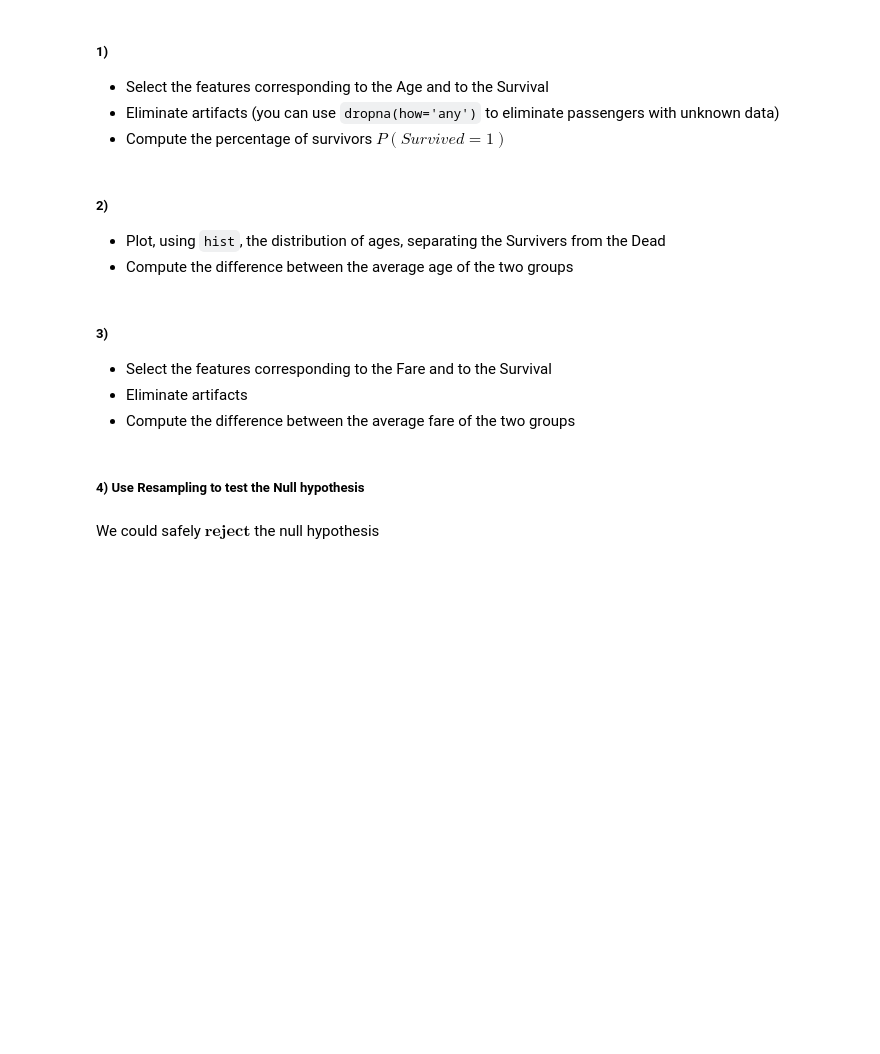
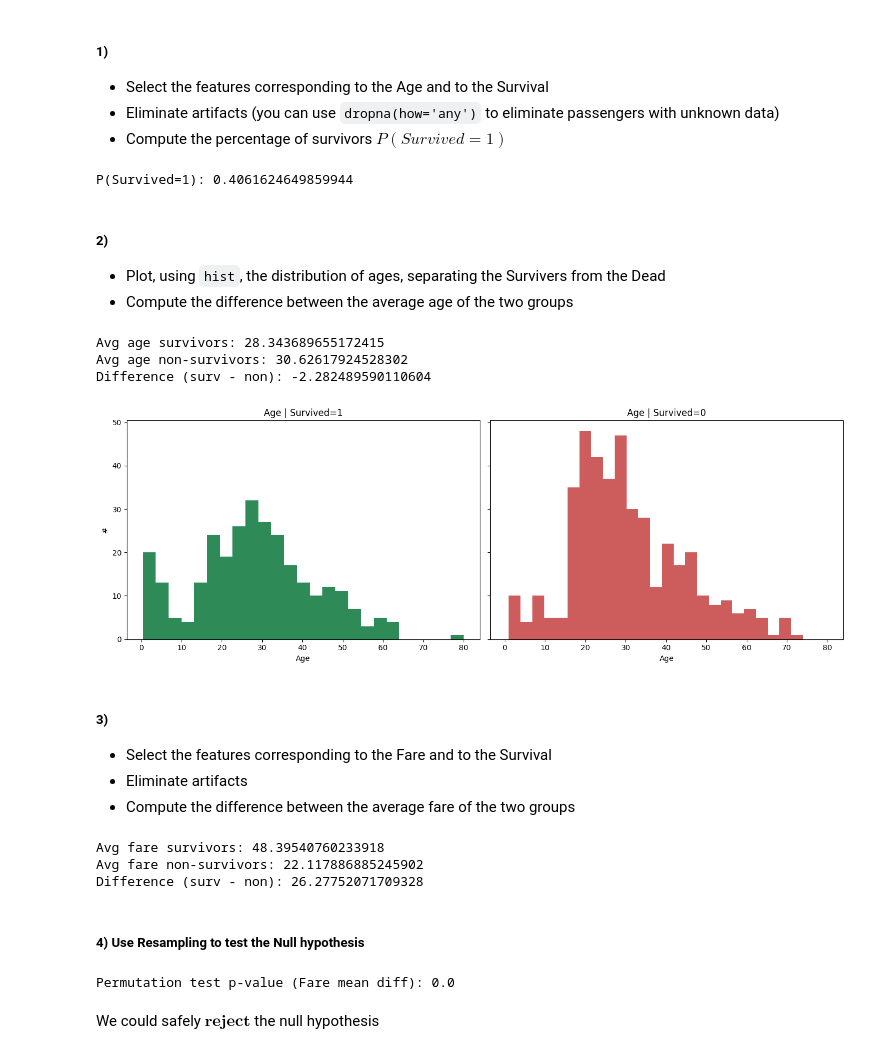
Before and after one commit to IdePHICS/FundamentalLearningEPFL, a Jupyter notebook: TP1/FoIL_ex1.ipynb, the cells around one changed output. Cells and saved outputs as stored; diff of their text form; code cells hidden in the pictures; blank space fills up the shorter version.

```diff
--- a/TP1/FoIL_ex1.ipynb
+++ b/TP1/FoIL_ex1.ipynb
@@ -348,3 +388,13 @@ First of all, we need to import the data from the csv file you can find [in this
 
 *   Import the dataset using `pd.read_csv` and visualize the data
 *   How many features are there?
+# %%
+import pandas as pd
+import numpy as np
+import matplotlib.pyplot as plt
+
+Surl = 'https://raw.githubusercontent.com/datasciencedojo/datasets/master/titanic.csv'
+df = pd.read_csv(url)
+display(df.head())
+print("Number of features (columns):", df.shape[1])
+print("Columns:", list(df.columns))
@@ -353,18 +412,69 @@ First of all, we need to import the data from the csv file you can find [in this
 *   Select the features corresponding to the Age and to the Survival
 *   Eliminate artifacts (you can use `dropna(how='any')` to eliminate passengers with unknown data)
 *   Compute the percentage of survivors $P(Survived=1)$
+# %%
+age_surv = df[['Age','Survived']].dropna(how='any')
+p_surv = age_surv['Survived'].mean()
+print("P(Survived=1):", p_surv)
+# %% [output]
+P(Survived=1): 0.4061624649859944
 # %% [markdown]
 ##### 2)
 
 *   Plot, using `hist`, the distribution of ages, separating the Survivers from the Dead
 *   Compute the difference between the average age of the two groups
+# %%
+means_age = age_surv.groupby('Survived')['Age'].mean()
+diff_age = means_age.get(1, np.nan) - means_age.get(0, np.nan)
+print("Avg age survivors:", means_age.get(1, np.nan))
+print("Avg age non-survivors:", means_age.get(0, np.nan))
+print("Difference (surv - non):", diff_age)
+
+fig, ax = plt.subplots(1,2, figsize=(14,5), sharex=True, sharey=True)
+ax[0].hist(age_surv.loc[age_surv.Survived==1,'Age'], bins=25, color='seagreen')
+ax[0].set_title('Age | Survived=1'); ax[0].set_xlabel('Age'); ax[0].set_ylabel('#')
+ax[1].hist(age_surv.loc[age_surv.Survived==0,'Age'], bins=25, color='indianred')
+ax[1].set_title('Age | Survived=0'); ax[1].set_xlabel('Age')
+plt.tight_layout()
+# %% [output]
+Avg age survivors: 28.343689655172415
+Avg age non-survivors: 30.62617924528302
+Difference (surv - non): -2.282489590110604
+[figure, added]
 # %% [markdown]
 ##### 3)
 *   Select the features corresponding to the Fare and to the Survival
 *   Eliminate artifacts
 *   Compute the difference between the average fare of the two groups
+# %%
+fare_surv = df[['Fare','Survived']].dropna(how='any')
+means_fare = fare_surv.groupby('Survived')['Fare'].mean()
+diff_fare = means_fare.get(1, np.nan) - means_fare.get(0, np.nan)
+print("Avg fare survivors:", means_fare.get(1, np.nan))
+print("Avg fare non-survivors:", means_fare.get(0, np.nan))
+print("Difference (surv - non):", diff_fare)
+# %% [output]
+Avg fare survivors: 48.39540760233918
+Avg fare non-survivors: 22.117886885245902
+Difference (surv - non): 26.27752071709328
 # %% [markdown]
 ##### 4) Use Resampling to test the **Null hypothesis**
+# %%
+np.random.seed(123)
+obs_diff = diff_fare
+all_fares = fare_surv['Fare'].to_numpy()
+labels = fare_surv['Survived'].to_numpy()
+trials, count = 10000, 0
+for _ in range(trials):
+    perm = np.random.permutation(labels)
+    mean1 = all_fares[perm==1].mean()
+    mean0 = all_fares[perm==0].mean()
+    if (mean1 - mean0) >= obs_diff:
+        count += 1
+p_val = count / trials
+print("Permutation test p-value (Fare mean diff):", p_val)
+# %% [output]
+Permutation test p-value (Fare mean diff): 0.0
 # %% [markdown]
 We could safely $\textbf{reject}$ the null hypothesis
 # %% [markdown]
```
Also changed, not shown: parts of 22 cells of this notebook, 1 other file.
